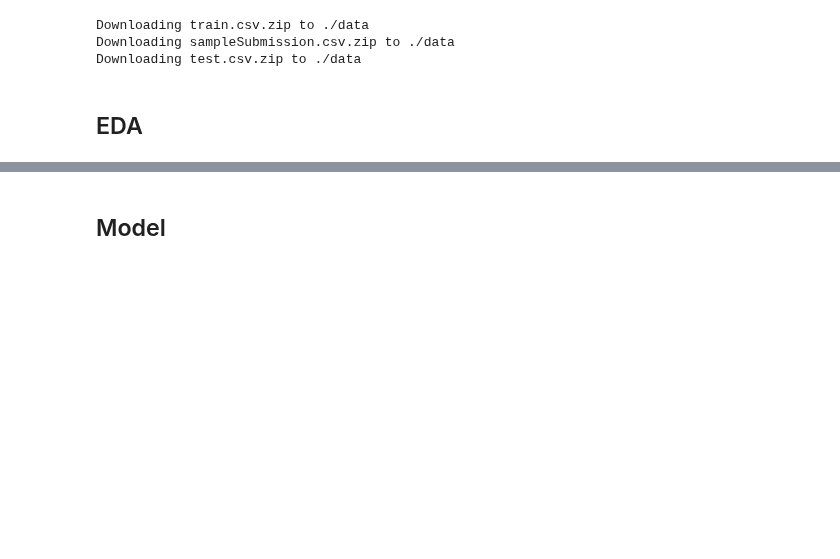
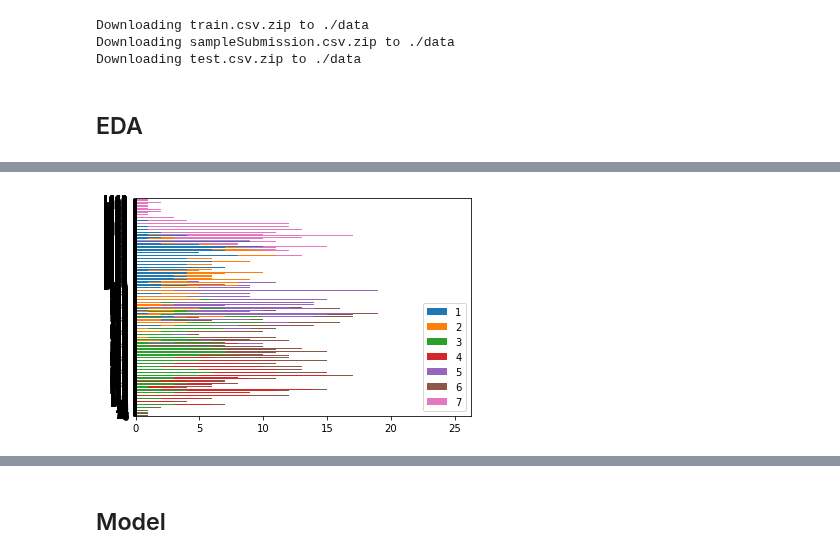
Before and after one commit to tiffapedia/w207-final, a Jupyter notebook: DivyaGorantla_RamIyer_TiffanyJaya_SteveSanders.ipynb, the cells around one changed output, grey strips where cells are left out. Drawn from its saved outputs; the diff is of its cells as text; code cells hidden in the pictures; blank space fills up the shorter version.

```diff
--- a/DivyaGorantla_RamIyer_TiffanyJaya_SteveSanders.ipynb
+++ b/DivyaGorantla_RamIyer_TiffanyJaya_SteveSanders.ipynb
@@ -274,0 +214,9 @@ len(train.isnull())
+# %%
+# visualize elevation by cover types
+# 1. count the number of cover types per elevation
+plt_ct_per_el = pd.DataFrame(pd.crosstab(train['Elevation'], train['Cover_Type']).values.tolist(),
+                             columns=sorted(pd.unique(train['Cover_Type'])))
+# 2. plot the associating horizontal, stacked graph
+plt_ct_per_el.plot.barh(stacked=True);
+# %% [output]
+[figure, added]
```
Also changed, not shown: parts of 13 cells of this notebook.
